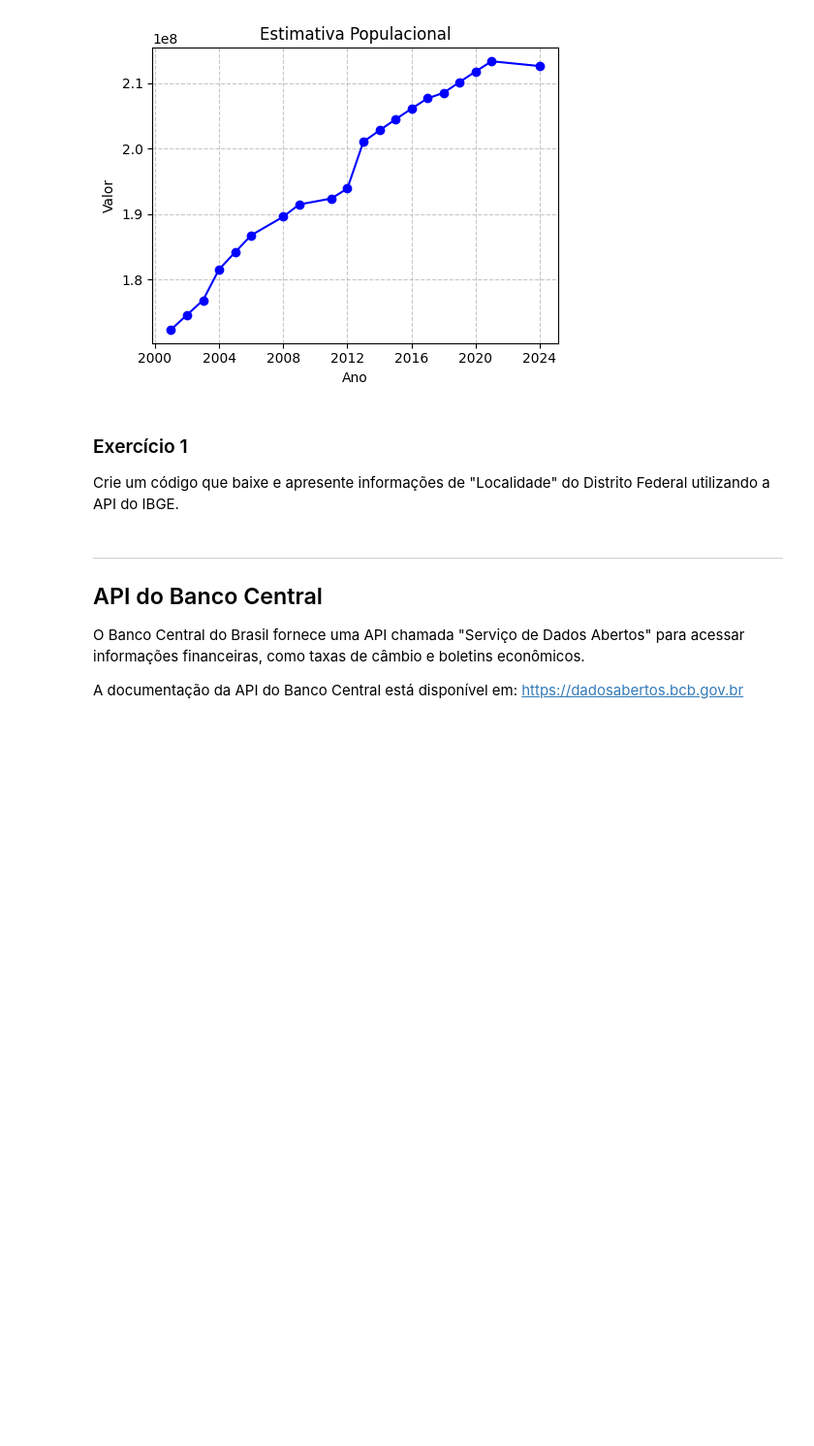
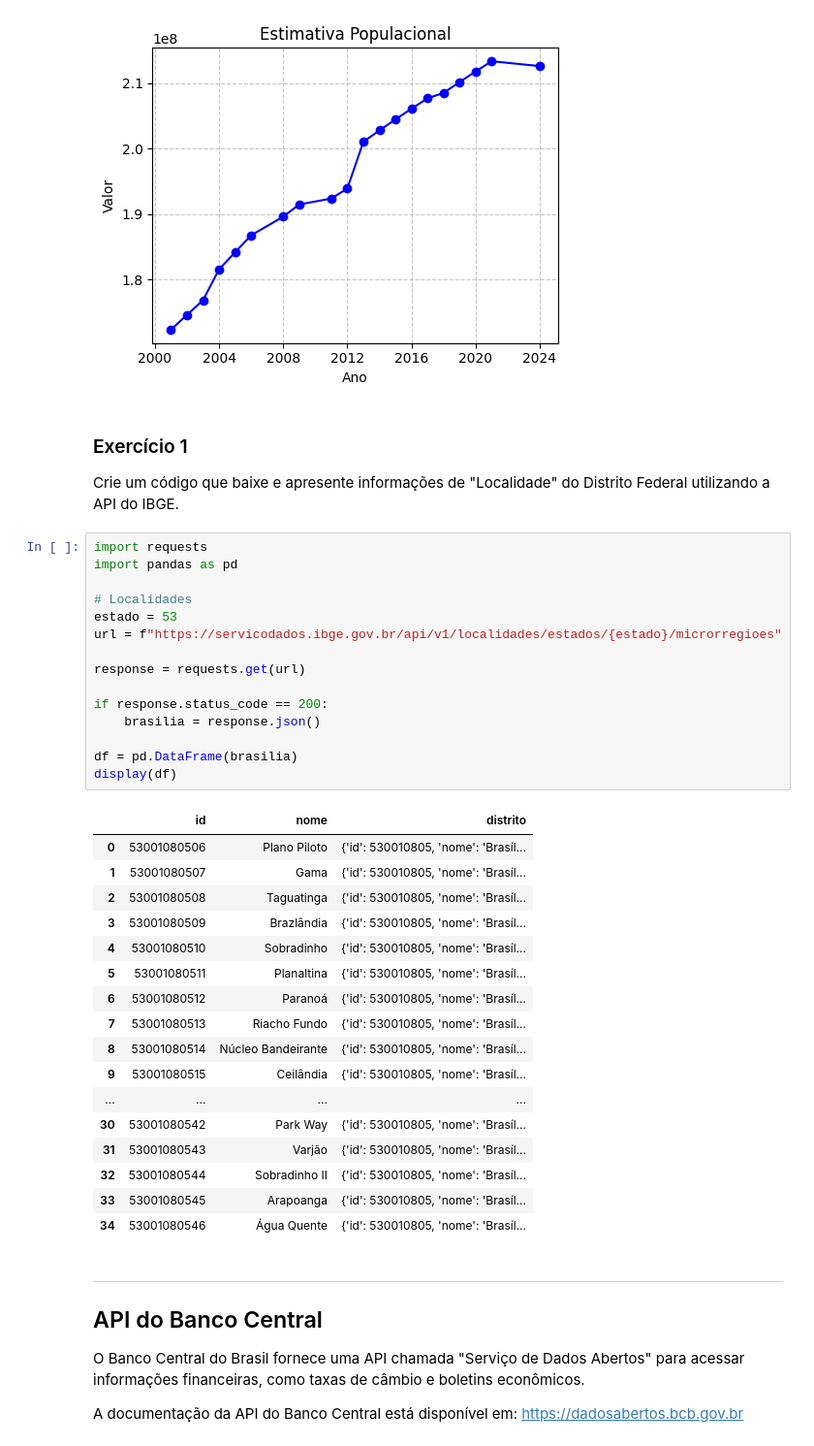
Before and after one commit to py222015328/CEE2, a Jupyter notebook: 21_uso_dados_api.ipynb, the cells around one changed output. Shown at 97% size. Drawn from its saved outputs; the diff is of its cells as text; blank space fills up the shorter version.

```diff
--- a/21_uso_dados_api.ipynb
+++ b/21_uso_dados_api.ipynb
@@ -292,6 +292,39 @@ plt.show()
 ### Exercício 1
 
 Crie um código que baixe e apresente informações de "Localidade" do Distrito Federal utilizando a API do IBGE.
+# %%
+import requests
+import pandas as pd
+
+# Localidades
+estado = 53
+url = f"https://servicodados.ibge.gov.br/api/v1/localidades/estados/{estado}/microrregioes"
+
+response = requests.get(url)
+
+if response.status_code == 200:
+    brasilia = response.json()
+
+df = pd.DataFrame(brasilia)
+display(df)
+# %% [output]
+|  | id | nome | distrito |
+| 0 | 53001080506 | Plano Piloto | {'id': 530010805, 'nome': 'Brasíl... |
+| 1 | 53001080507 | Gama | {'id': 530010805, 'nome': 'Brasíl... |
+| 2 | 53001080508 | Taguatinga | {'id': 530010805, 'nome': 'Brasíl... |
+| 3 | 53001080509 | Brazlândia | {'id': 530010805, 'nome': 'Brasíl... |
+| 4 | 53001080510 | Sobradinho | {'id': 530010805, 'nome': 'Brasíl... |
+| 5 | 53001080511 | Planaltina | {'id': 530010805, 'nome': 'Brasíl... |
+| 6 | 53001080512 | Paranoá | {'id': 530010805, 'nome': 'Brasíl... |
+| 7 | 53001080513 | Riacho Fundo | {'id': 530010805, 'nome': 'Brasíl... |
+| 8 | 53001080514 | Núcleo Bandeirante | {'id': 530010805, 'nome': 'Brasíl... |
+| 9 | 53001080515 | Ceilândia | {'id': 530010805, 'nome': 'Brasíl... |
+| ... | ... | ... | ... |
+| 30 | 53001080542 | Park Way | {'id': 530010805, 'nome': 'Brasíl... |
+| 31 | 53001080543 | Varjão | {'id': 530010805, 'nome': 'Brasíl... |
+| 32 | 53001080544 | Sobradinho II | {'id': 530010805, 'nome': 'Brasíl... |
+| 33 | 53001080545 | Arapoanga | {'id': 530010805, 'nome': 'Brasíl... |
+| 34 | 53001080546 | Água Quente | {'id': 530010805, 'nome': 'Brasíl... |
 # %% [markdown]
 ---
 ## API do Banco Central
```
Also changed, not shown: parts of 1 cell of this notebook.
